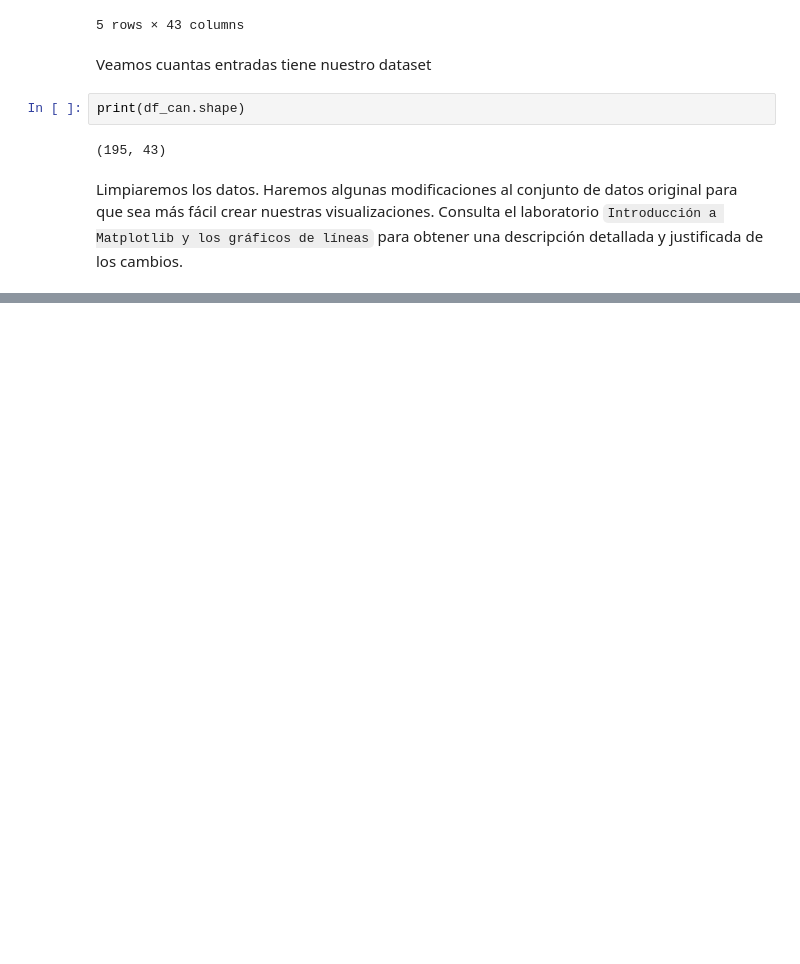
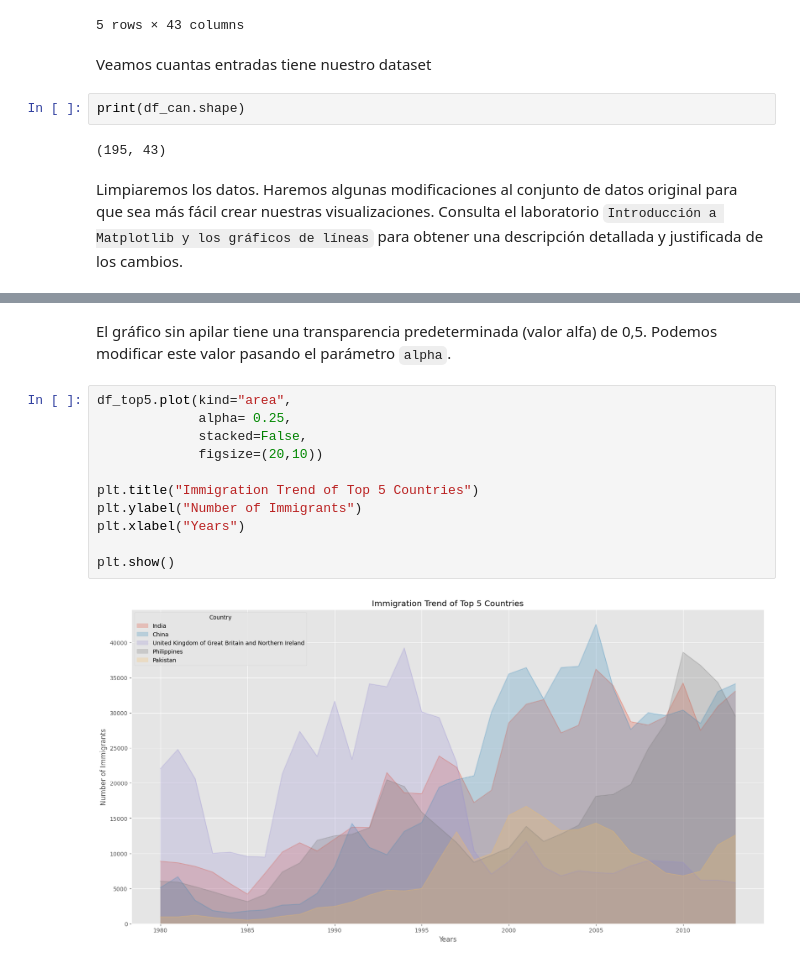
Before and after one commit to reivincitot/Curso-ibm, a Jupyter notebook: Data visualization with python/areaPlotHistogramsAndBarPlots_lab2.ipynb, the cells around one changed output, grey strips where cells are left out. Cells and saved outputs as stored; diff of their text form; blank space fills up the shorter version.

```diff
--- a/Data visualization with python/areaPlotHistogramsAndBarPlots_lab2.ipynb
+++ b/Data visualization with python/areaPlotHistogramsAndBarPlots_lab2.ipynb
@@ -56,0 +226,15 @@ Limpiaremos los datos. Haremos algunas modificaciones al conjunto de datos origi
+# %% [markdown]
+El gráfico sin apilar tiene una transparencia predeterminada (valor alfa) de 0,5. Podemos modificar este valor pasando el parámetro `alpha`.
+# %%
+df_top5.plot(kind="area",
+             alpha= 0.25,
+             stacked=False,
+             figsize=(20,10))
+
+plt.title("Immigration Trend of Top 5 Countries")
+plt.ylabel("Number of Immigrants")
+plt.xlabel("Years")
+
+plt.show()
+# %% [output]
+[figure, added]
```
Also changed, not shown: parts of 32 cells of this notebook.
